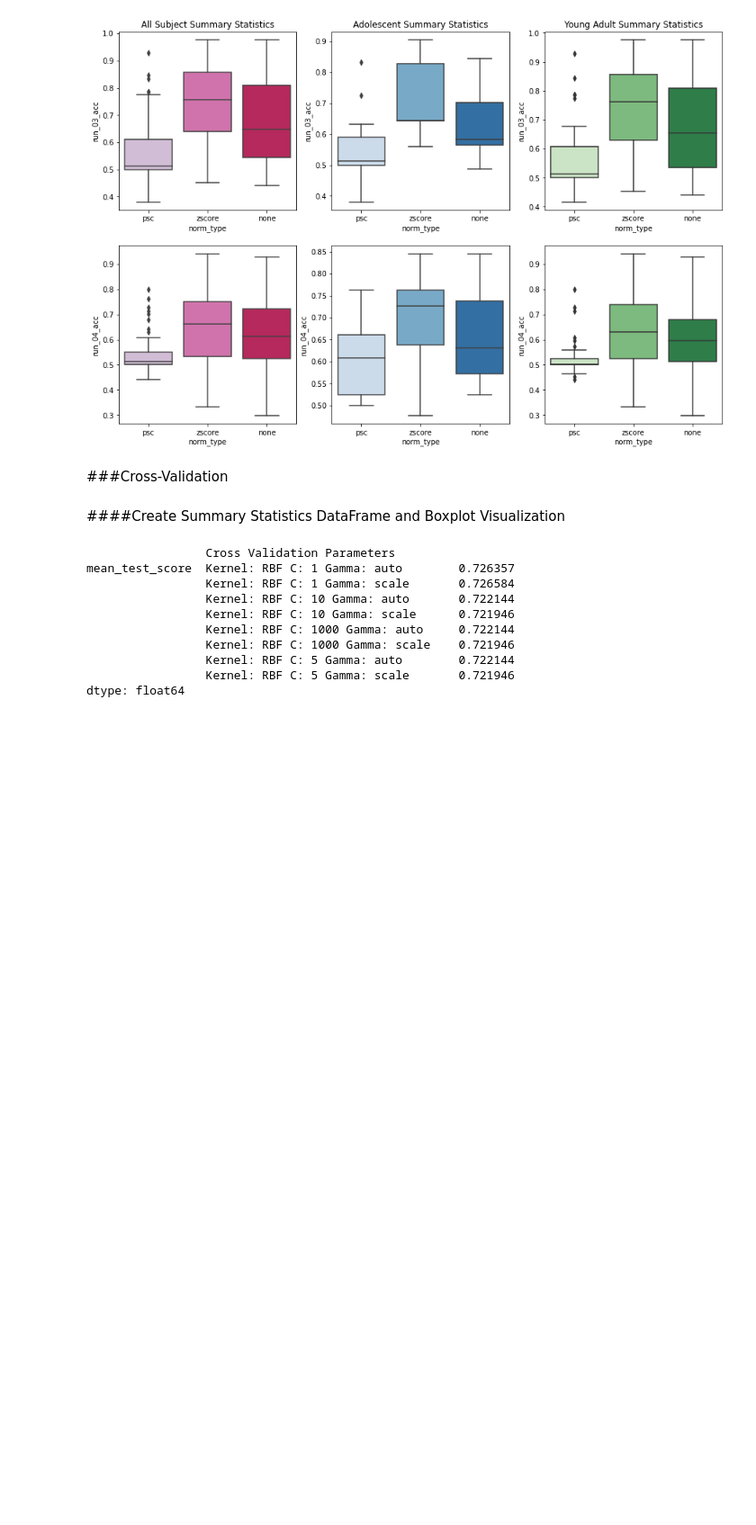
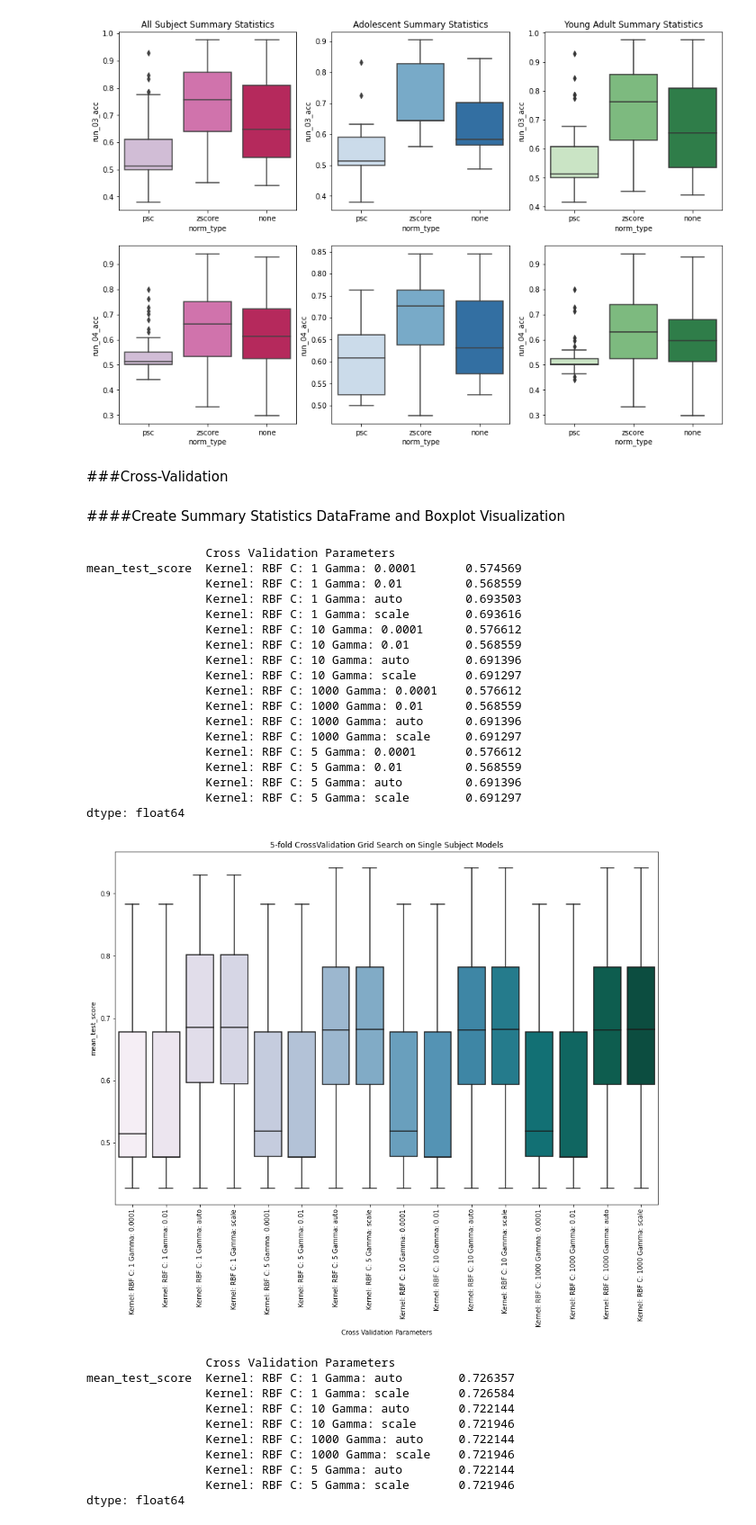
Before and after one commit to staceybeck/teambrainiac, a Jupyter notebook: source/VisualizationsNotebook.ipynb, the cells around one changed output. Shown at 90% size. Drawn from its saved outputs; the diff is of its cells as text; code cells hidden in the pictures; blank space fills up the shorter version.

```diff
--- a/source/VisualizationsNotebook.ipynb
+++ b/source/VisualizationsNotebook.ipynb
@@ -215,12 +215,75 @@ plt.show()
 [figure]
 # %% [markdown]
 ###Cross-Validation
+# %% [markdown]
+####Create Summary Statistics DataFrame and Boxplot Visualization
+# %%
+##load cross validation results
+##this will take a while to load
+cv_results = open_pickle('/content/drive/My Drive/data/dataexploration/cross_validation_results/cv_results_short/cv_results.pkl')
+# %%
+###cell to look at cross validation results on run 2 over all subjects
+#create for loop to create summary df of cross validation results using decision function ovr
+final_df = pd.DataFrame() #initialize df
+#loop over subjects
+for sub_id in subj_ids:
+  model = cv_results[sub_id]['model'] #load model from dictionary
+  model.cv_results_ #get cv_results
+  model_df = pd.DataFrame(model.cv_results_) #convert to dataframe
+  model_df['subject'] = sub_id #add subject id column
+  sub_df = model_df[['subject','param_C', 'param_gamma','mean_test_score','std_test_score']] #grab columns of interest
+  #create df
+  if len(final_df)==0:
+    final_df = sub_df
+  else:
+    final_df = pd.concat([final_df,sub_df])
+
+#get summary statistics for cross validation
+stats_df = final_df.groupby(['param_C','param_gamma']).agg({'mean_test_score': ['mean','std']})
+##add column to condense param_c and param_kernel for plotting purposes
+final_df['Cross Validation Parameters'] = "Kernel: RBF" + " C: " + final_df['param_C'].astype(str) + " Gamma: " + final_df['param_gamma'].astype(str)
+#create a sub_df for graph
+cv_results_graph_df = final_df[['subject','Cross Validation Parameters','mean_test_score',]]
+#create a df to export for summary statistics in excel
+final_df_wide = pd.pivot_table(cv_results_graph_df,index = ['subject'],columns=['Cross Validation Parameters'],values=['mean_test_score'])
+final_df_summary = final_df_wide.mean() ##get mean across rows
+print(final_df_summary)
+##save results
+final_df_wide.to_csv('/content/drive/My Drive/data/dataexploration/cross_validation_results/cv_results.csv')
+
+##plot cross validation results
+fig,axes=plt.subplots(1,figsize=(15,10))
+# plt.figure(figsize=(30,10))
+plt.title('5-fold CrossValidation Grid Search on Single Subject Models')
+sns.boxplot(x='Cross Validation Parameters',y='mean_test_score',data=cv_results_graph_df,palette="PuBuGn",ax=axes)
+plt.xticks(rotation=90)
+#save figure
+plt.savefig('/content/drive/My Drive/data/dataexploration/cross_validation_results/cv_results_tr_2_te_3_4.png',dpi=200)
+plt.show()
+# %% [output]
+                 Cross Validation Parameters
+mean_test_score  Kernel: RBF C: 1 Gamma: 0.0001       0.574569
+                 Kernel: RBF C: 1 Gamma: 0.01         0.568559
+                 Kernel: RBF C: 1 Gamma: auto         0.693503
+                 Kernel: RBF C: 1 Gamma: scale        0.693616
+                 Kernel: RBF C: 10 Gamma: 0.0001      0.576612
+                 Kernel: RBF C: 10 Gamma: 0.01        0.568559
+                 Kernel: RBF C: 10 Gamma: auto        0.691396
+                 Kernel: RBF C: 10 Gamma: scale       0.691297
+                 Kernel: RBF C: 1000 Gamma: 0.0001    0.576612
+                 Kernel: RBF C: 1000 Gamma: 0.01      0.568559
+                 Kernel: RBF C: 1000 Gamma: auto      0.691396
+                 Kernel: RBF C: 1000 Gamma: scale     0.691297
+                 Kernel: RBF C: 5 Gamma: 0.0001       0.576612
+                 Kernel: RBF C: 5 Gamma: 0.01         0.568559
+                 Kernel: RBF C: 5 Gamma: auto         0.691396
+                 Kernel: RBF C: 5 Gamma: scale        0.691297
+dtype: float64
+[figure, added]
 # %%
 ##load cross validation results
 ##this will take a while to load
 cv_results = open_pickle('/content/drive/My Drive/data/dataexploration/cross_validation_results/cv_results_short/cv_results_short.pkl')
-# %% [markdown]
-####Create Summary Statistics DataFrame and Boxplot Visualization
 # %%
 ###cell to look at cross validation results on run 2 over all subjects
 #create for loop to create summary df of cross validation results using decision function ovr
```
Also changed, not shown: parts of 6 cells of this notebook.
